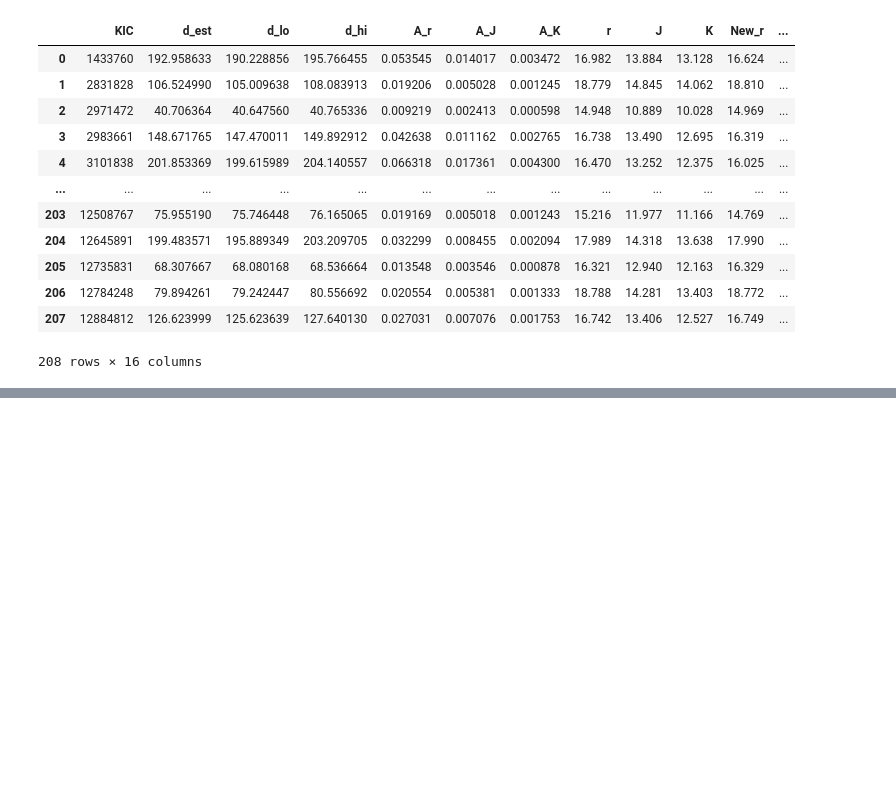
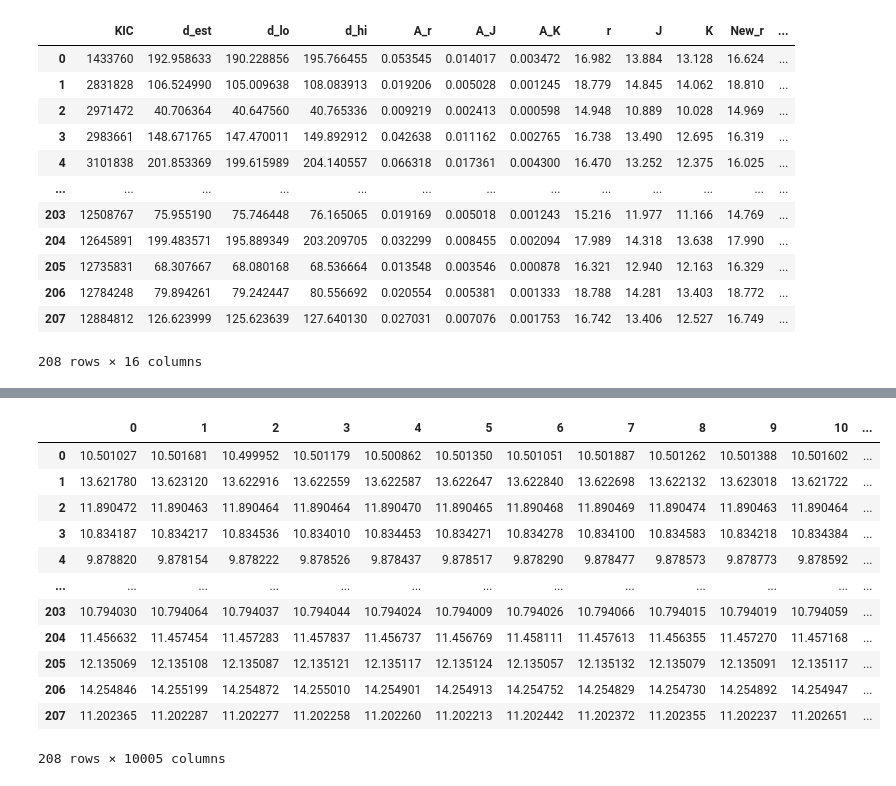
Before and after one commit to Nongbon/INTERNSHIP_NARIT, a Jupyter notebook: M_phot.ipynb, the cells around one changed output, grey strips where cells are left out. Cells and saved outputs as stored; diff of their text form; code cells hidden in the pictures; blank space fills up the shorter version.

```diff
--- a/M_phot.ipynb
+++ b/M_phot.ipynb
@@ -274 +306,17 @@ M_r_new
+# %%
+M_r
+# %% [output]
+|  | 0 | 1 | 2 | 3 | 4 | 5 | 6 | 7 | 8 | 9 | 10 | ... |
+| 0 | 10.501027 | 10.501681 | 10.499952 | 10.501179 | 10.500862 | 10.501350 | 10.501051 | 10.501887 | 10.501262 | 10.501388 | 10.501602 | ... |
+| 1 | 13.621780 | 13.623120 | 13.622916 | 13.622559 | 13.622587 | 13.622647 | 13.622840 | 13.622698 | 13.622132 | 13.623018 | 13.621722 | ... |
+| 2 | 11.890472 | 11.890463 | 11.890464 | 11.890464 | 11.890470 | 11.890465 | 11.890468 | 11.890469 | 11.890474 | 11.890463 | 11.890464 | ... |
+| 3 | 10.834187 | 10.834217 | 10.834536 | 10.834010 | 10.834453 | 10.834271 | 10.834278 | 10.834100 | 10.834583 | 10.834218 | 10.834384 | ... |
+| 4 | 9.878820 | 9.878154 | 9.878222 | 9.878526 | 9.878437 | 9.878517 | 9.878290 | 9.878477 | 9.878573 | 9.878773 | 9.878592 | ... |
+| ... | ... | ... | ... | ... | ... | ... | ... | ... | ... | ... | ... | ... |
+| 203 | 10.794030 | 10.794064 | 10.794037 | 10.794044 | 10.794024 | 10.794009 | 10.794026 | 10.794066 | 10.794015 | 10.794019 | 10.794059 | ... |
+| 204 | 11.456632 | 11.457454 | 11.457283 | 11.457837 | 11.456737 | 11.456769 | 11.458111 | 11.457613 | 11.456355 | 11.457270 | 11.457168 | ... |
+| 205 | 12.135069 | 12.135108 | 12.135087 | 12.135121 | 12.135117 | 12.135124 | 12.135057 | 12.135132 | 12.135079 | 12.135091 | 12.135117 | ... |
+| 206 | 14.254846 | 14.255199 | 14.254872 | 14.255010 | 14.254901 | 14.254913 | 14.254752 | 14.254829 | 14.254730 | 14.254892 | 14.254947 | ... |
+| 207 | 11.202365 | 11.202287 | 11.202277 | 11.202258 | 11.202260 | 11.202213 | 11.202442 | 11.202372 | 11.202355 | 11.202237 | 11.202651 | ... |
+208 rows × 10005 columns
 # %%
```
Also changed, not shown: parts of 12 cells of this notebook.
